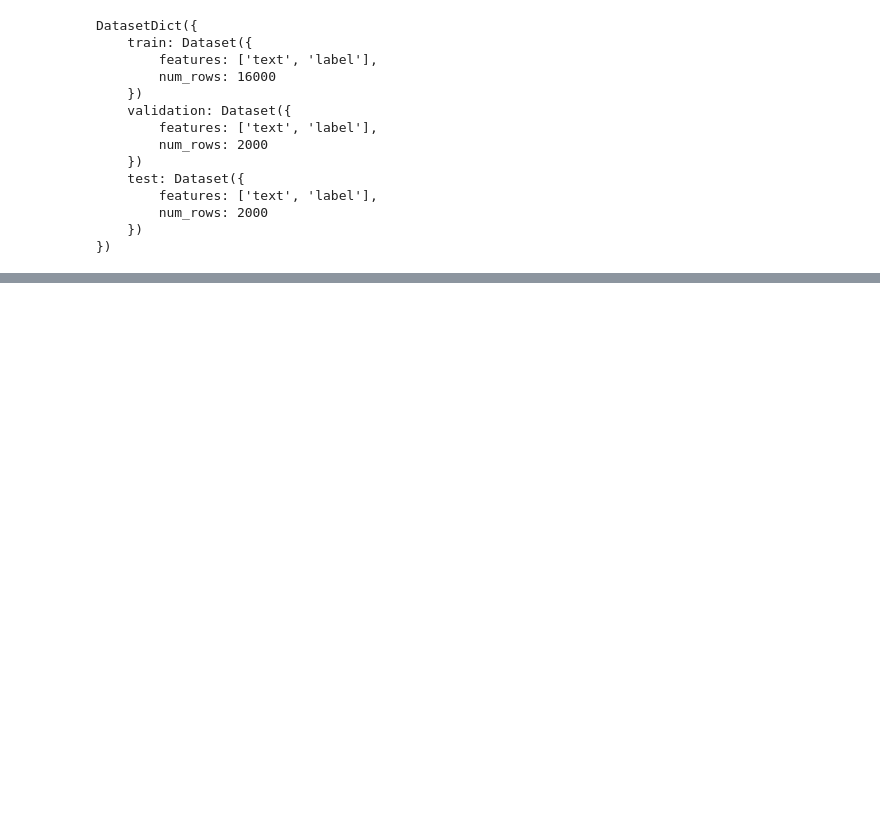
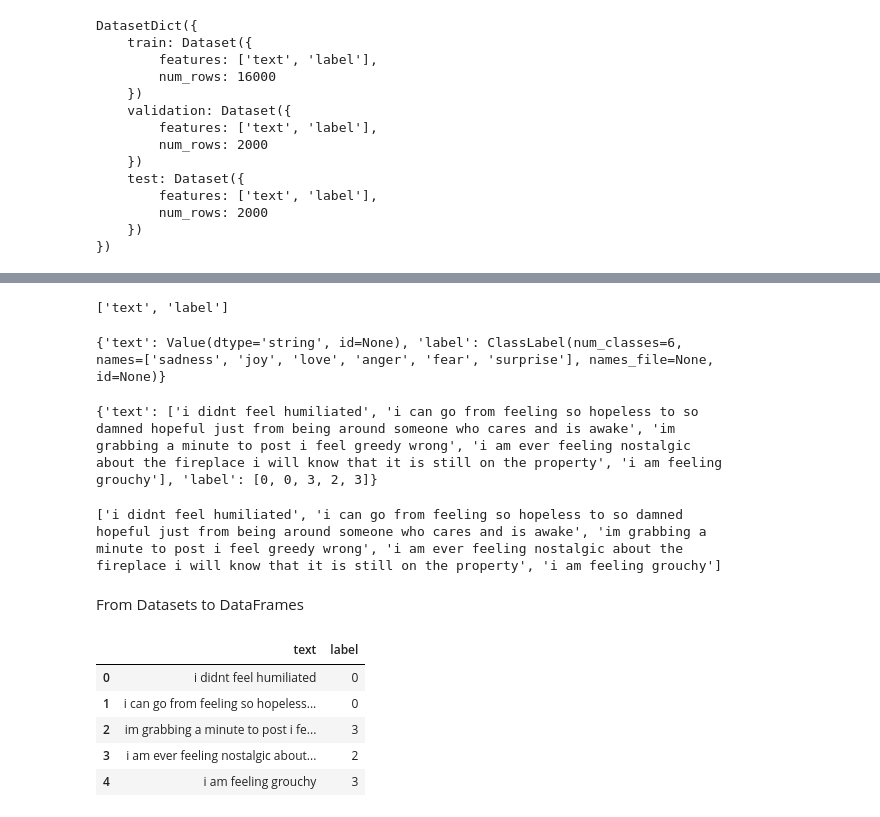
Before and after one commit to samehamin/nlp_with_transformers, a Jupyter notebook: chptr02_text_classification.ipynb, the cells around one changed output, grey strips where cells are left out. Saved outputs shown, nothing was run; the diff lists cells and outputs as text; code cells hidden in the pictures; blank space fills up the shorter version.

```diff
--- a/chptr02_text_classification.ipynb
+++ b/chptr02_text_classification.ipynb
@@ -63,0 +80,39 @@ DatasetDict({
+# %%
+train_ds.column_names
+# %% [output]
+['text', 'label']
+# %%
+print(train_ds.features)
+# %% [output]
+{'text': Value(dtype='string', id=None), 'label': ClassLabel(num_classes=6,
+names=['sadness', 'joy', 'love', 'anger', 'fear', 'surprise'], names_file=None,
+id=None)}
+# %%
+print(train_ds[:5])
+# %% [output]
+{'text': ['i didnt feel humiliated', 'i can go from feeling so hopeless to so
+damned hopeful just from being around someone who cares and is awake', 'im
+grabbing a minute to post i feel greedy wrong', 'i am ever feeling nostalgic
+about the fireplace i will know that it is still on the property', 'i am feeling
+grouchy'], 'label': [0, 0, 3, 2, 3]}
+# %%
+print(train_ds["text"][:5])
+# %% [output]
+['i didnt feel humiliated', 'i can go from feeling so hopeless to so damned
+hopeful just from being around someone who cares and is awake', 'im grabbing a
+minute to post i feel greedy wrong', 'i am ever feeling nostalgic about the
+fireplace i will know that it is still on the property', 'i am feeling grouchy']
+# %% [markdown]
+From Datasets to DataFrames
+# %%
+import pandas as pd
+emotions.set_format(type="pandas")
+df = emotions["train"][:]
+df.head()
+# %% [output]
+|  | text | label |
+| 0 | i didnt feel humiliated | 0 |
+| 1 | i can go from feeling so hopeless... | 0 |
+| 2 | im grabbing a minute to post i fe... | 3 |
+| 3 | i am ever feeling nostalgic about... | 2 |
+| 4 | i am feeling grouchy | 3 |
```
Also changed, not shown: parts of 6 cells of this notebook.
